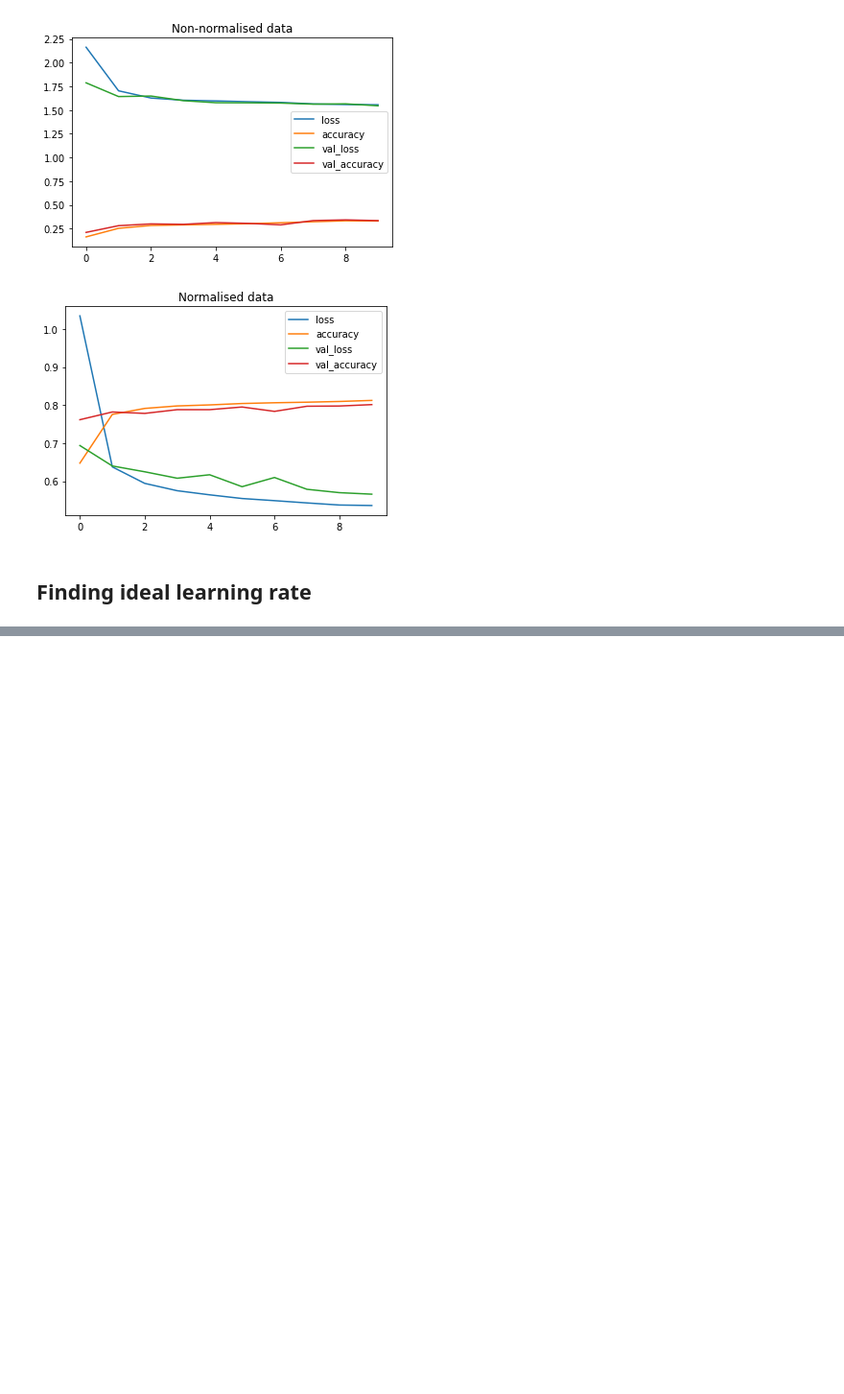
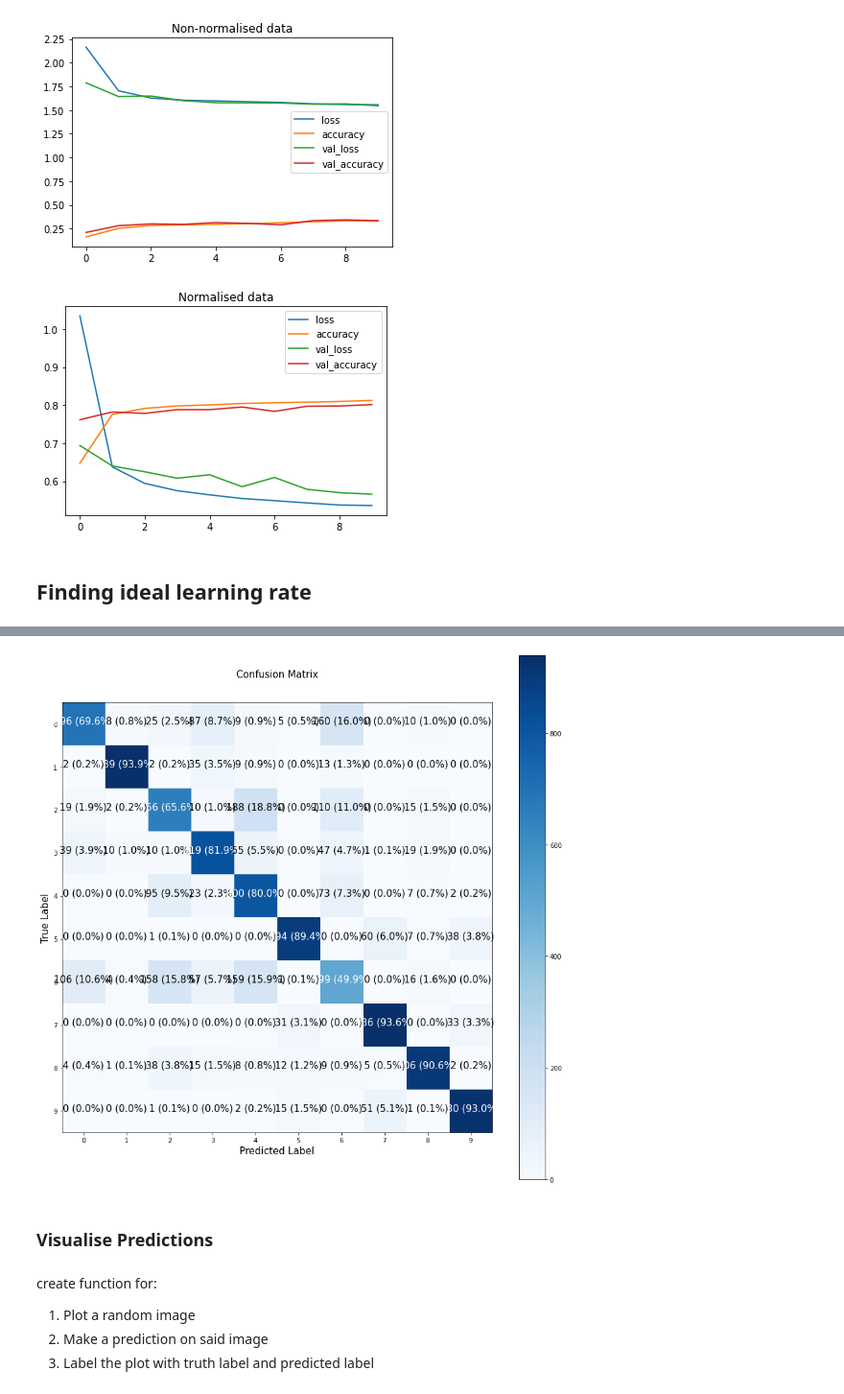
Before and after one commit to krishnamenon215/Tensorflow, a Jupyter notebook: 02_neural_network_classification_in_tensorflow.ipynb, the cells around one changed output, grey strips where cells are left out. Shown at 96% size. Drawn from its saved outputs; the diff is of its cells as text; code cells hidden in the pictures; blank space fills up the shorter version.

```diff
--- a/02_neural_network_classification_in_tensorflow.ipynb
+++ b/02_neural_network_classification_in_tensorflow.ipynb
@@ -1256,0 +1264,23 @@ Epoch 12/40
+# %%
+#Lets refit the model with ideal learning rate
+
+#set random seedd
+tf.random.set_seed(42)
+
+#1.Create model
+model_14= tf.keras.Sequential([
+    tf.keras.layers.Flatten(input_shape=(28,28)),
+    tf.keras.layers.Dense(4,activation ="relu"),
+    tf.keras.layers.Dense(4, activation ="relu"),
+    tf.keras.layers.Dense(10,activation="softmax")])
+
+#2. compile the model
+model_14.compile(loss=tf.keras.losses.SparseCategoricalCrossentropy(),
+                 optimizer=tf.keras.optimizers.Adam(lr=0.001),
+                 metrics=["accuracy"])
+
+
+#3.Fit the model
+history_14=model_14.fit(train_data_norm,train_labels,
+                              epochs=20,
+                              validation_data=(test_data_norm,test_labels))
@@ -1256,0 +1382,4 @@ Epoch 12/40
+# %%
+#make predictions iwth the model
+y_probs=model_14.predict(test_data_norm)
+y_probs[:5]
@@ -1256,0 +1403,5 @@ Epoch 12/40
+# %%
+#Convert predictions to integer
+y_preds = y_probs.argmax(axis=1)
+
+y_preds[:5]
@@ -1256,0 +1428,11 @@ Epoch 12/40
+# %%
+make_confusion_matrix(test_labels,y_preds,figsize=(15,15))
+# %% [output]
+[figure, added]
+# %% [markdown]
+### Visualise Predictions
+# %% [markdown]
+create function for:
+1. Plot a random image
+2. Make a prediction on said image
+3. Label the plot with truth label and predicted label
```
Also changed, not shown: parts of 49 cells of this notebook.
